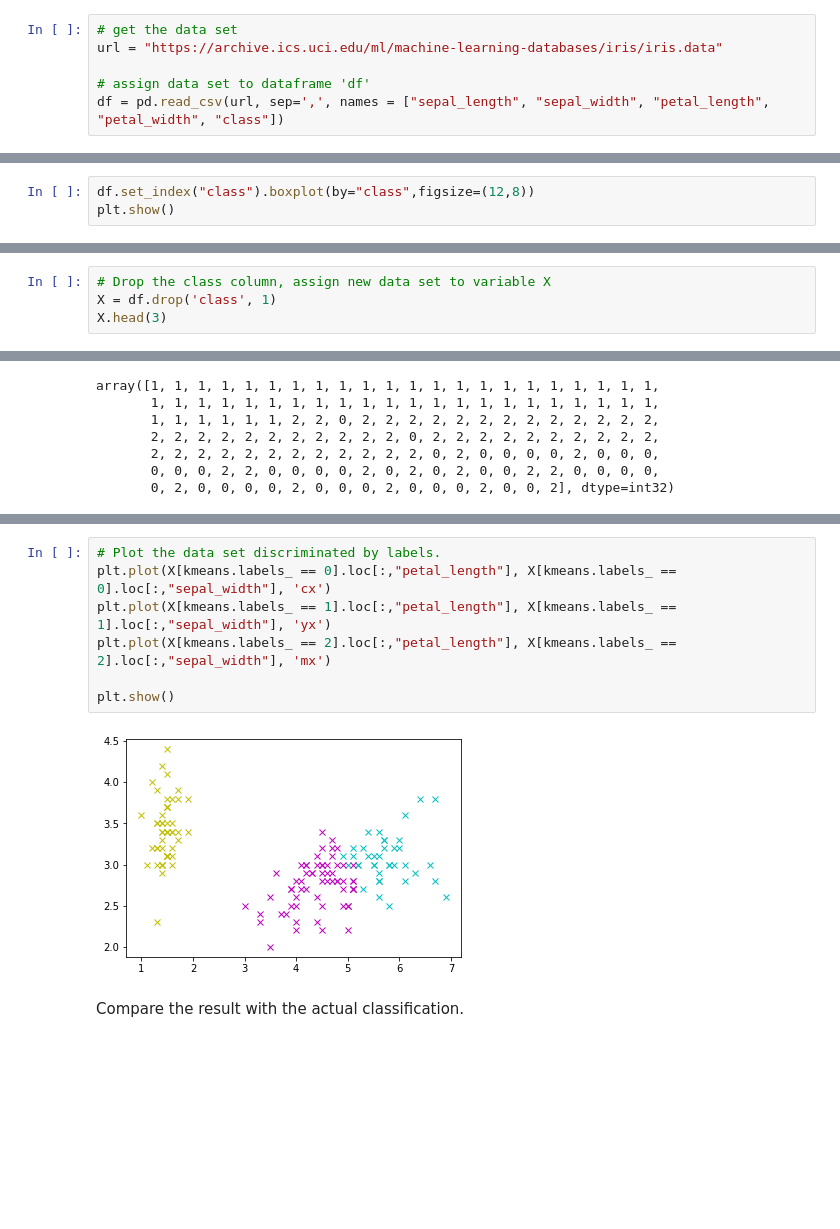
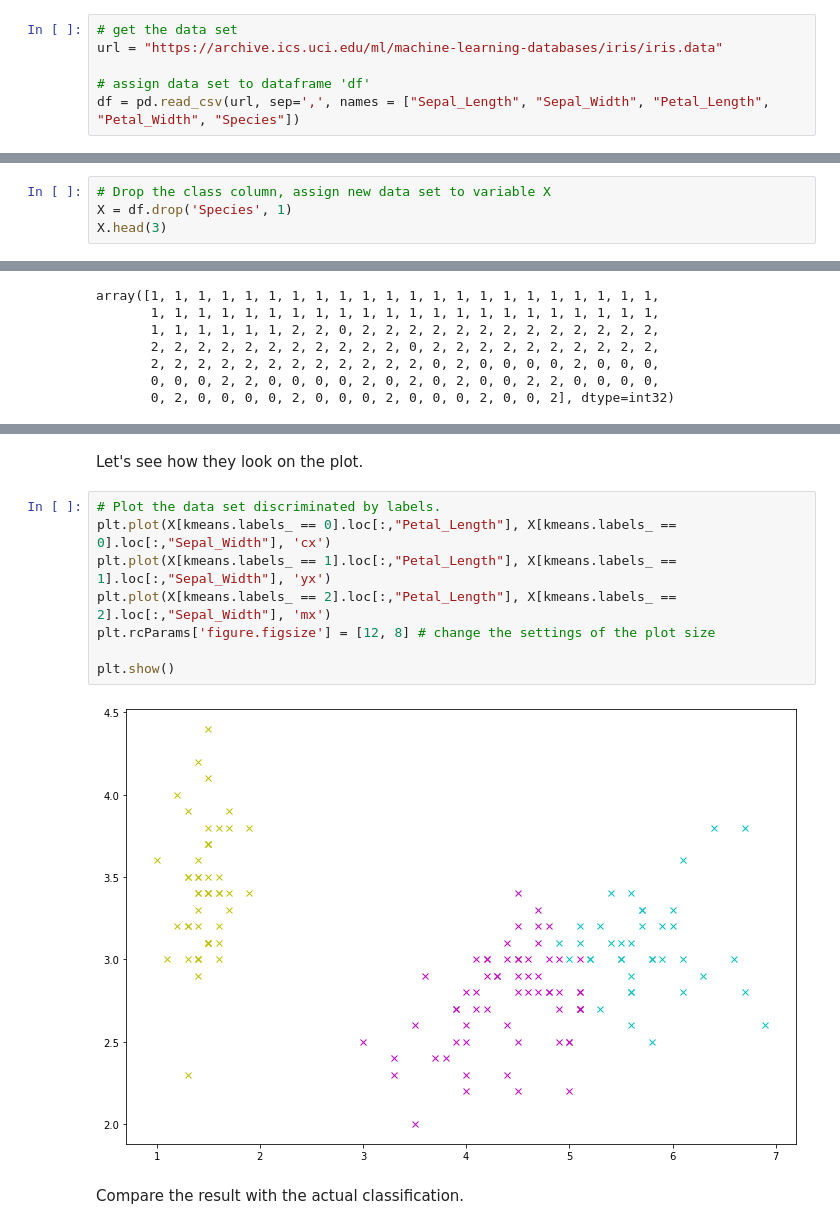
Before and after one commit to andkoc001/Machine-Learning-and-Statistics, a Jupyter notebook: MLaS-Tasks.ipynb, the cells around one changed output, grey strips where cells are left out. Drawn from its saved outputs; the diff is of its cells as text; blank space fills up the shorter version.

```diff
--- a/MLaS-Tasks.ipynb
+++ b/MLaS-Tasks.ipynb
@@ -639,7 +626,7 @@ warnings.simplefilter('ignore')
 url = "https://archive.ics.uci.edu/ml/machine-learning-databases/iris/iris.data"
 
 # assign data set to dataframe 'df'
-df = pd.read_csv(url, sep=',', names = ["sepal_length", "sepal_width", "petal_length", "petal_width", "class"])
+df = pd.read_csv(url, sep=',', names = ["Sepal_Length", "Sepal_Width", "Petal_Length", "Petal_Width", "Species"])
 # %%
 # the first few observations
 df.head(4)
@@ -660,3 +647,0 @@ plt.show()
-# %%
-df.set_index("class").boxplot(by="class",figsize=(12,8))
-plt.show()
@@ -668,6 +651,6 @@ Based on the above, attributes petal length and sepal width appear to discrimina
 Apply k-means, using scikit-learn.
 # %%
 # Drop the class column, assign new data set to variable X
-X = df.drop('class', 1)
+X = df.drop('Species', 1)
 X.head(3)
 # %% [output]
@@ -692,12 +706,15 @@ array([1, 1, 1, 1, 1, 1, 1, 1, 1, 1, 1, 1, 1, 1, 1, 1, 1, 1, 1, 1, 1, 1,
+# %% [markdown]
+Let's see how they look on the plot.
 # %%
 # Plot the data set discriminated by labels.
-plt.plot(X[kmeans.labels_ == 0].loc[:,"petal_length"], X[kmeans.labels_ == 0].loc[:,"sepal_width"], 'cx')
-plt.plot(X[kmeans.labels_ == 1].loc[:,"petal_length"], X[kmeans.labels_ == 1].loc[:,"sepal_width"], 'yx')
-plt.plot(X[kmeans.labels_ == 2].loc[:,"petal_length"], X[kmeans.labels_ == 2].loc[:,"sepal_width"], 'mx')
+plt.plot(X[kmeans.labels_ == 0].loc[:,"Petal_Length"], X[kmeans.labels_ == 0].loc[:,"Sepal_Width"], 'cx')
+plt.plot(X[kmeans.labels_ == 1].loc[:,"Petal_Length"], X[kmeans.labels_ == 1].loc[:,"Sepal_Width"], 'yx')
+plt.plot(X[kmeans.labels_ == 2].loc[:,"Petal_Length"], X[kmeans.labels_ == 2].loc[:,"Sepal_Width"], 'mx')
+plt.rcParams['figure.figsize'] = [12, 8] # change the settings of the plot size
 
 plt.show()
 # %% [output]
-[figure, old version]
+[figure, new version]
 # %% [markdown]
 Compare the result with the actual classification.
 # %%
```
Also changed, not shown: parts of 27 cells of this notebook, 1 other file.
